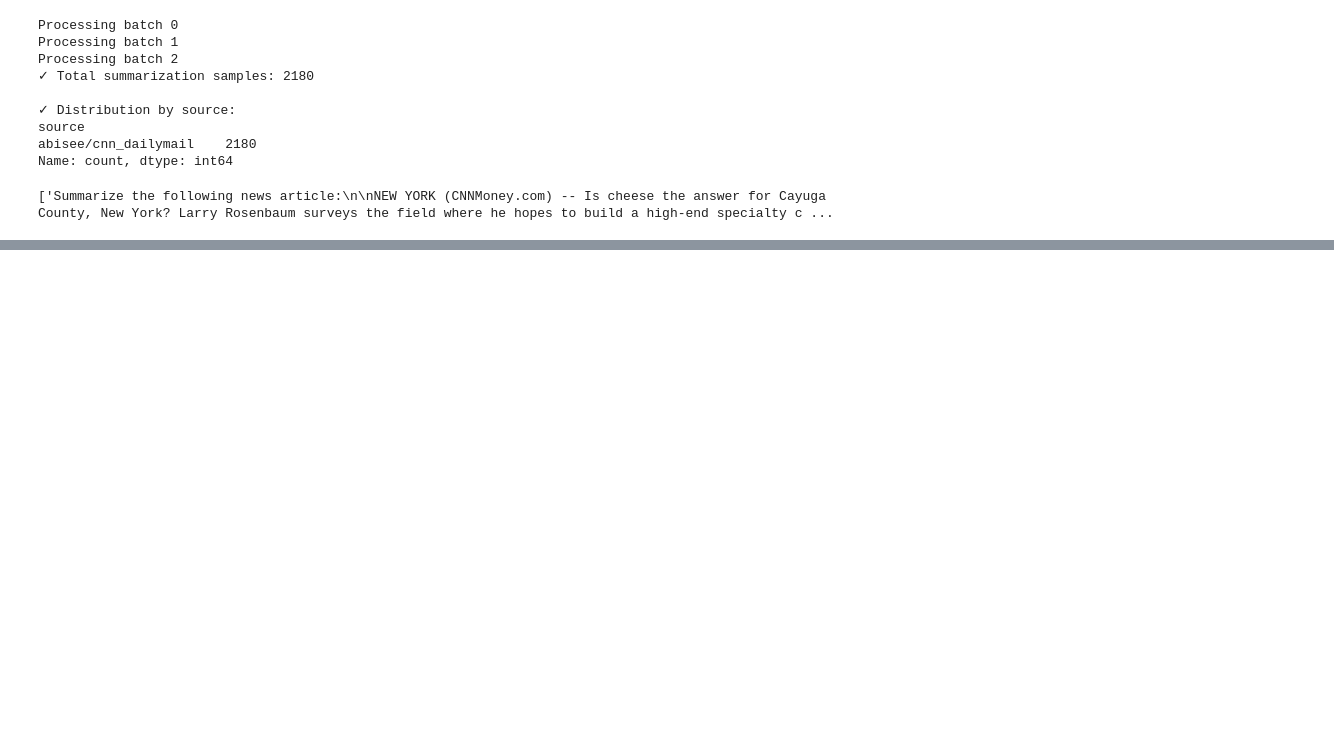
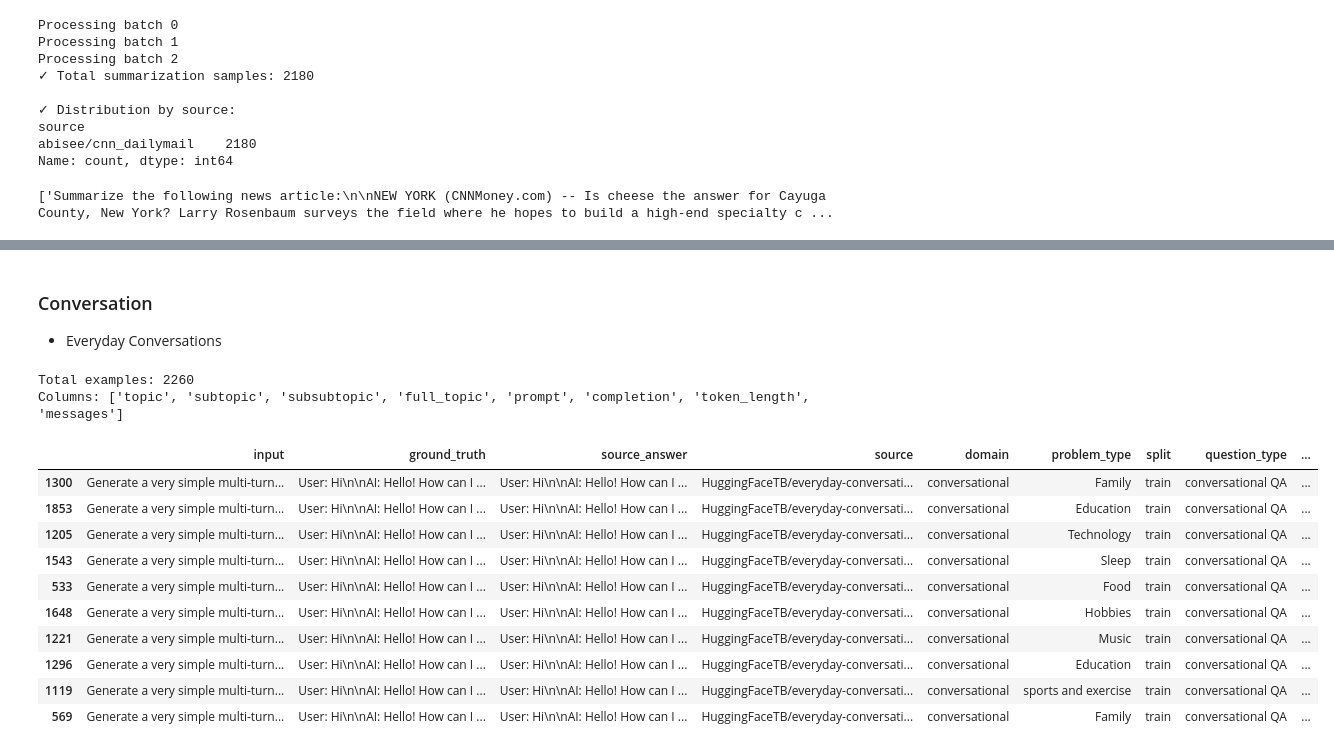
Before and after one commit to hazardscarn/google-tunix-kaggle, a Jupyter notebook: data-generation/create_training_data_v2.ipynb, the cells around one changed output, grey strips where cells are left out. Saved outputs shown, nothing was run; the diff lists cells and outputs as text; code cells hidden in the pictures; blank space fills up the shorter version.

```diff
--- a/data-generation/create_training_data_v2.ipynb
+++ b/data-generation/create_training_data_v2.ipynb
@@ -1113,0 +1172,60 @@ summarization_master.to_csv('../data/raw-data/summarization_base_dataset.csv', i
+# %% [markdown]
+### Conversation
+
+- Everyday Conversations
+# %%
+from datasets import load_dataset
+import pandas as pd
+
+# Load the dataset
+dataset = load_dataset("HuggingFaceTB/everyday-conversations-llama3.1-2k", split="train_sft")
+
+print(f"Total examples: {len(dataset)}")
+print(f"Columns: {dataset.column_names}")
+
+# Convert to pandas
+convo_df = dataset.to_pandas()
+
+
+convo_df['input'] = convo_df['prompt']
+convo_df['ground_truth'] = convo_df['completion']
+convo_df['source_answer'] = convo_df['completion']
+# Add your custom columns
+convo_df['source'] = 'HuggingFaceTB/everyday-conversations-llama3.1-2k'
+convo_df['domain'] = 'conversational'
+convo_df['split'] = 'train'
+
+
+convo_df['problem_type'] = convo_df['topic']
+convo_df['question_type'] = 'conversational QA'
+convo_df['input_token_count'] = convo_df['input'].apply(count_tokens)
+
+
+# Filter by token count
+convo_df = convo_df[convo_df['input_token_count'] < 800]
+
+# Select final columns (adjust based on what actually exists)
+final_columns = [
+    'input', 'ground_truth', 'source_answer', 'source', 'domain',
+       'problem_type', 'split', 'question_type', 'input_token_count'
+]
+
+
+convo_df = convo_df[final_columns]
+# %% [output]
+Total examples: 2260
+Columns: ['topic', 'subtopic', 'subsubtopic', 'full_topic', 'prompt', 'completion', 'token_length', 'messages']
+# %%
+convo_df.sample(10)
+# %% [output]
+|  | input | ground_truth | source_answer | source | domain | problem_type | split | question_type | ... |
+| 1300 | Generate a very simple multi-turn... | User: Hi\n\nAI: Hello! How can I ... | User: Hi\n\nAI: Hello! How can I ... | HuggingFaceTB/everyday-conversati... | conversational | Family | train | conversational QA | ... |
+| 1853 | Generate a very simple multi-turn... | User: Hi\n\nAI: Hello! How can I ... | User: Hi\n\nAI: Hello! How can I ... | HuggingFaceTB/everyday-conversati... | conversational | Education | train | conversational QA | ... |
+| 1205 | Generate a very simple multi-turn... | User: Hi\n\nAI: Hello! How can I ... | User: Hi\n\nAI: Hello! How can I ... | HuggingFaceTB/everyday-conversati... | conversational | Technology | train | conversational QA | ... |
+| 1543 | Generate a very simple multi-turn... | User: Hi\n\nAI: Hello! How can I ... | User: Hi\n\nAI: Hello! How can I ... | HuggingFaceTB/everyday-conversati... | conversational | Sleep | train | conversational QA | ... |
+| 533 | Generate a very simple multi-turn... | User: Hi\n\nAI: Hello! How can I ... | User: Hi\n\nAI: Hello! How can I ... | HuggingFaceTB/everyday-conversati... | conversational | Food | train | conversational QA | ... |
+| 1648 | Generate a very simple multi-turn... | User: Hi\n\nAI: Hello! How can I ... | User: Hi\n\nAI: Hello! How can I ... | HuggingFaceTB/everyday-conversati... | conversational | Hobbies | train | conversational QA | ... |
+| 1221 | Generate a very simple multi-turn... | User: Hi\n\nAI: Hello! How can I ... | User: Hi\n\nAI: Hello! How can I ... | HuggingFaceTB/everyday-conversati... | conversational | Music | train | conversational QA | ... |
+| 1296 | Generate a very simple multi-turn... | User: Hi\n\nAI: Hello! How can I ... | User: Hi\n\nAI: Hello! How can I ... | HuggingFaceTB/everyday-conversati... | conversational | Education | train | conversational QA | ... |
+| 1119 | Generate a very simple multi-turn... | User: Hi\n\nAI: Hello! How can I ... | User: Hi\n\nAI: Hello! How can I ... | HuggingFaceTB/everyday-conversati... | conversational | sports and exercise | train | conversational QA | ... |
+| 569 | Generate a very simple multi-turn... | User: Hi\n\nAI: Hello! How can I ... | User: Hi\n\nAI: Hello! How can I ... | HuggingFaceTB/everyday-conversati... | conversational | Family | train | conversational QA | ... |
```
Also changed, not shown: parts of 29 cells of this notebook, 11 other files.
